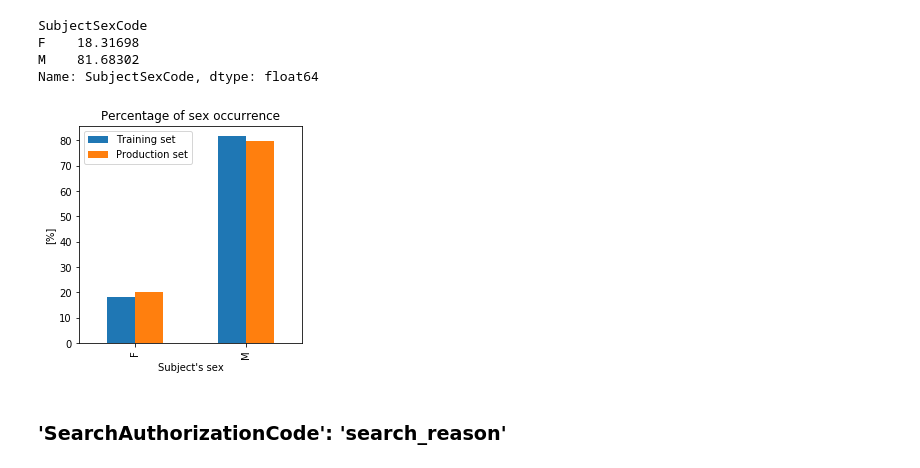
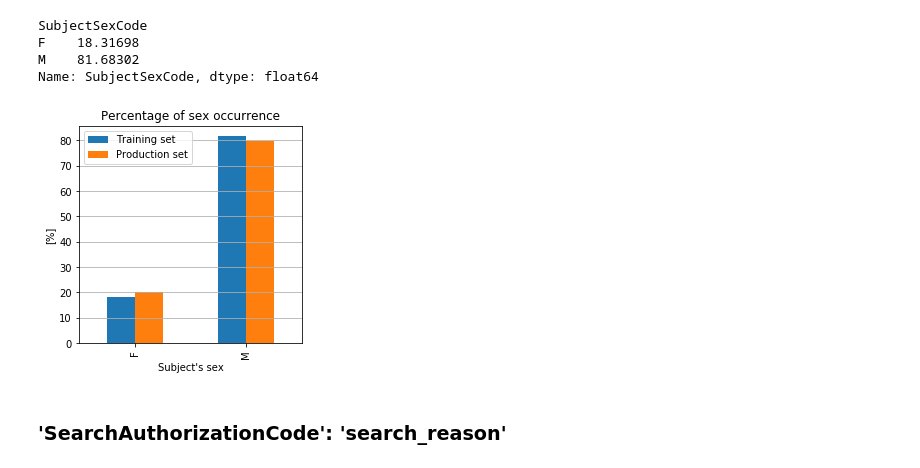
Before and after one commit to jnpicao/LDSSA-batch3-workspace, a Jupyter notebook: Capstone/heroku_model_results_assessment.ipynb, the cells around one changed output. Drawn from its saved outputs; the diff is of its cells as text; code cells hidden in the pictures.

```diff
--- a/Capstone/heroku_model_results_assessment.ipynb
+++ b/Capstone/heroku_model_results_assessment.ipynb
@@ -780,15 +786,17 @@ assert s_train_sex.sum() == 100
 # %%
 pd.DataFrame({'Training set': s_train_sex, 'Production set': s_obs_sex}).sort_values(by='Training set').plot.bar(figsize=(4,4))
 
 plt.title('Percentage of sex occurrence')
 plt.xlabel("Subject's sex")
-plt.ylabel("[%]");
+plt.ylabel("[%]")
+
+plt.grid(axis='y')
 
 #plt.legend(['Training set', 'Production set'])
 
 plt.savefig(os.path.join('plots', 'report2_population_sex_compare.png'));
 # %% [output]
-[figure, old version]
+[figure, new version]
 # %% [markdown]
 ### 'SearchAuthorizationCode': 'search_reason'
 # %%
```
Also changed, not shown: parts of 10 cells of this notebook.
